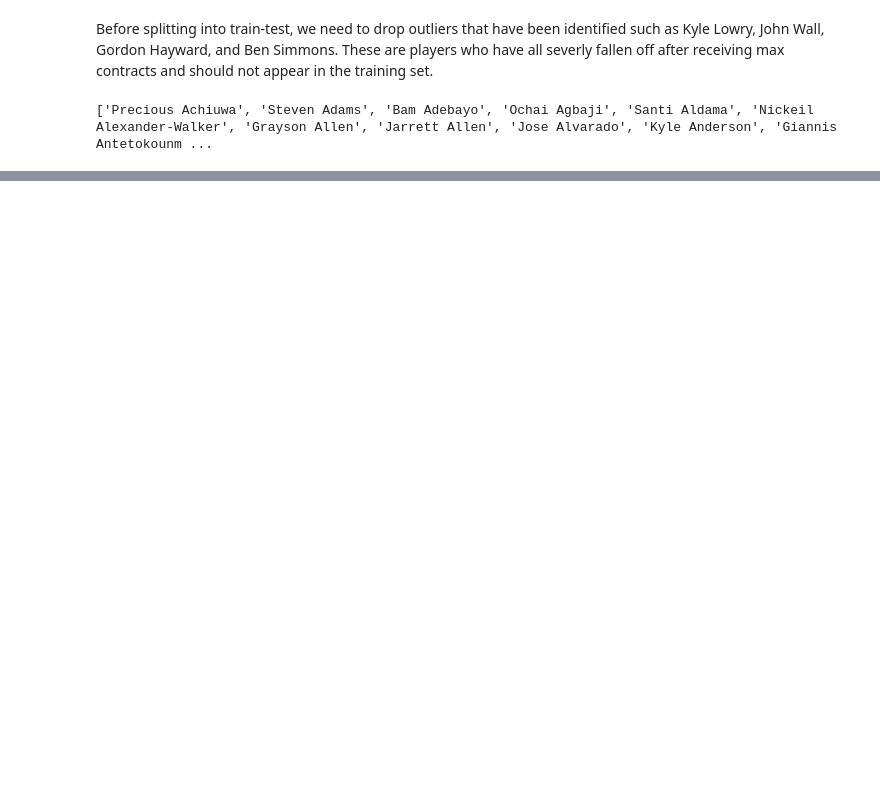
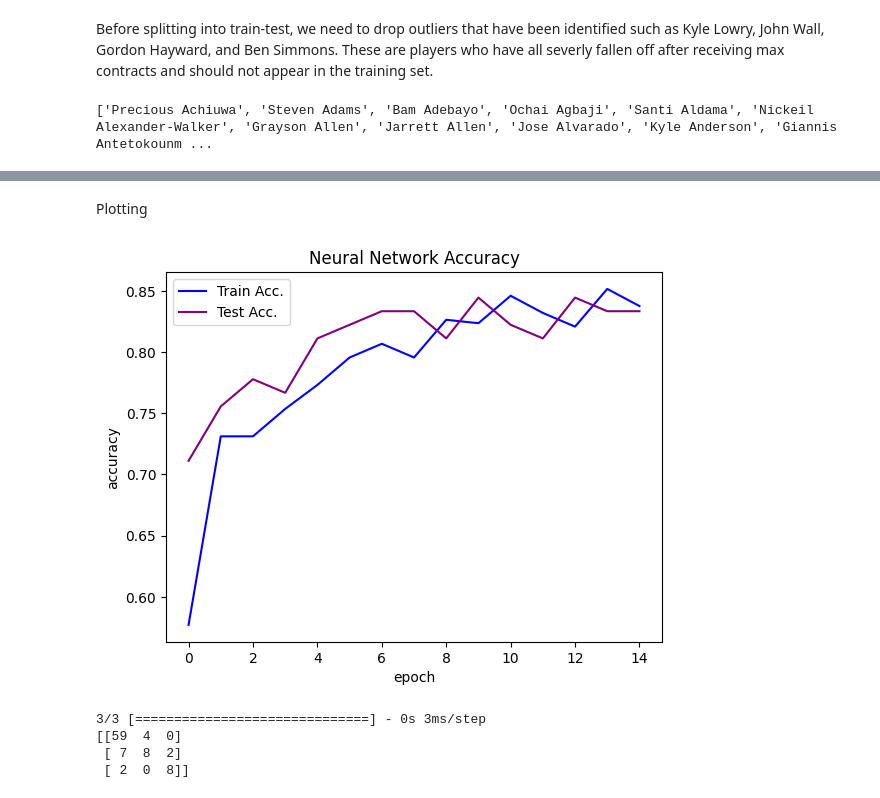
Before and after one commit to mnocerino23/NBA-Player-Classifier, a Jupyter notebook: NeuralNetwork_multiclass.ipynb, the cells around one changed output, grey strips where cells are left out. Saved outputs shown, nothing was run; the diff lists cells and outputs as text; code cells hidden in the pictures; blank space fills up the shorter version.

```diff
--- a/NeuralNetwork_multiclass.ipynb
+++ b/NeuralNetwork_multiclass.ipynb
@@ -67,0 +81,4 @@ from sklearn.model_selection import train_test_split, cross_val_score
+# %%
+#concat the one-hot encoded columns and drop the original Pos column
+complete = pd.concat([complete,dummies], axis = 1)
+complete = complete.drop(columns = ['Pos'], axis = 1)
@@ -76,9 +104,9 @@ X_train, X_test, y_train, y_test = train_test_split(X, y, random_state = 5, test
 # %%
 #drop the names column before proceeding
 names_train = list(X_train['Player'])
-X_train.drop(columns = ['Player', 'Pos', 'Tm'], axis = 1, inplace = True)
+X_train.drop(columns = ['Player', 'Tm'], axis = 1, inplace = True)
 names_test = list(X_test['Player'])
-X_test.drop(columns = ['Player', 'Pos', 'Tm'], axis = 1, inplace = True)
+X_test.drop(columns = ['Player', 'Tm'], axis = 1, inplace = True)
 # %%
 print('Train:')
 print('train_features dimensions: ', X_train.shape)
@@ -98 +126,8 @@ test_features dimensions:  (90, 59)
 test_target dimensions:  (90,)
+# %%
+import numpy as np
+#the labels need to be in the format
+#of int32 to be used by TF
+
+y_train = y_train.astype(np.int32)
+y_test = y_test.astype(np.int32)
@@ -99,21 +147,26 @@ test_target dimensions:  (90,)
 # %%
-#use keras within tensorflow since I have used this in the past
+#build the neural network
+
 import tensorflow as tf
 from tensorflow import keras
 tf.random.set_seed(5)
 
 nn = tf.keras.models.Sequential()
-nn.add(tf.keras.Input(shape=(59,)))
-nn.add(tf.keras.layers.Dense(15, activation='relu'))
+nn.add(tf.keras.Input(shape=(64,)))
 nn.add(tf.keras.layers.Dense(30, activation='relu'))
+nn.add(tf.keras.layers.Dense(60, activation='relu'))
+nn.add(tf.keras.layers.Dense(60, activation='relu'))
+nn.add(tf.keras.layers.Dense(60, activation='relu'))
 nn.add(tf.keras.layers.Dense(30, activation='relu'))
-nn.add(tf.keras.layers.Dense(15, activation='relu'))
 nn.add(tf.keras.layers.Dense(3, activation='softmax'))
 
+#use Sparse Categorical Crossentropy loss function since we
+#are building a multiclass classifier
+
 nn.compile(
-   loss=tf.keras.losses.CategoricalCrossentropy(),
+   loss=tf.keras.losses.SparseCategoricalCrossentropy(),
    optimizer=tf.keras.optimizers.Adam(),
    metrics="accuracy")
 
-history = nn.fit(X_train, y_train, validation_data=(X_test,y_test))
+nn_one = nn.fit(X_train, y_train, epochs= 15,validation_data=(X_test,y_test))
 # %% [output]
@@ -120,0 +190,30 @@ ValueError: ignored
+# %% [markdown]
+Plotting
+# %%
+from matplotlib import pyplot as plt
+
+plt.plot(nn_one.history['accuracy'], color = 'blue')
+plt.plot(nn_one.history['val_accuracy'], color = 'purple')
+plt.title('Neural Network Accuracy')
+plt.ylabel('accuracy')
+plt.xlabel('epoch')
+plt.legend(['Train Acc.', 'Test Acc.'], loc='upper left')
+plt.show()
+# %% [output]
+[figure, added]
+# %%
+from sklearn.metrics import confusion_matrix
+
+# Assuming you have already trained your neural network and obtained predictions
+predictions = nn.predict(X_test)
+y_predicted = np.argmax(predictions, axis=1)  # Convert probabilities to class labels
+
+# Obtain the confusion matrix
+confusion = confusion_matrix(y_test, y_predicted)
+
+print(confusion)
+# %% [output]
+3/3 [==============================] - 0s 3ms/step
+[[59  4  0]
+ [ 7  8  2]
+ [ 2  0  8]]
```
Also changed, not shown: parts of 9 cells of this notebook.
